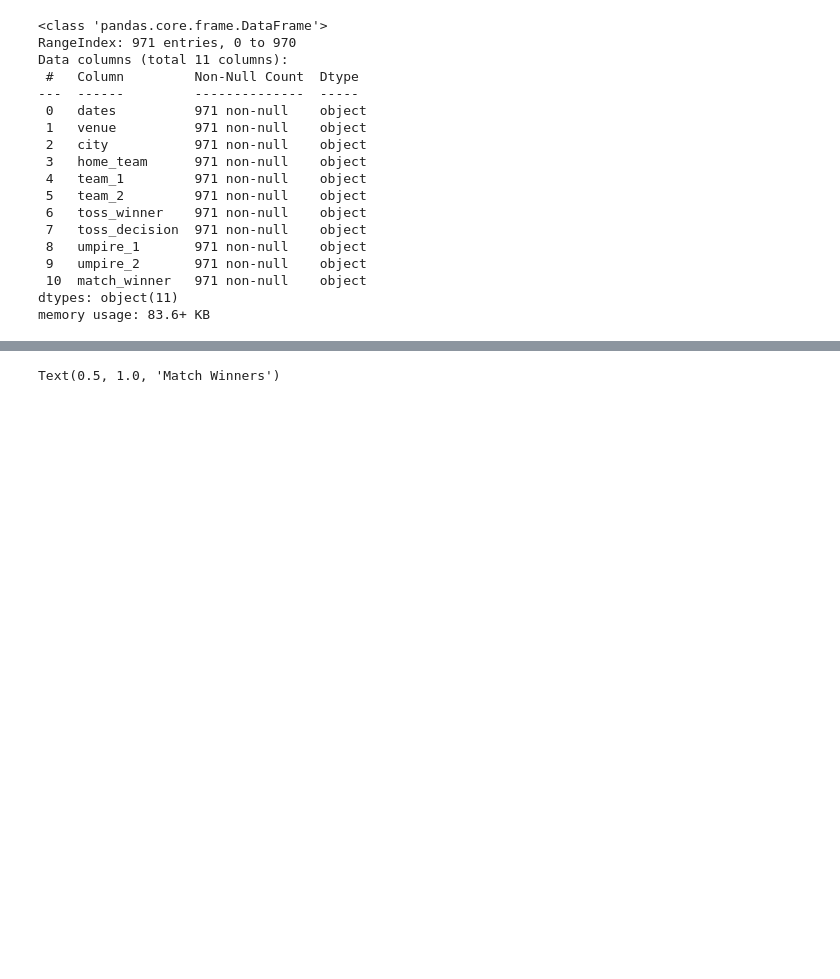
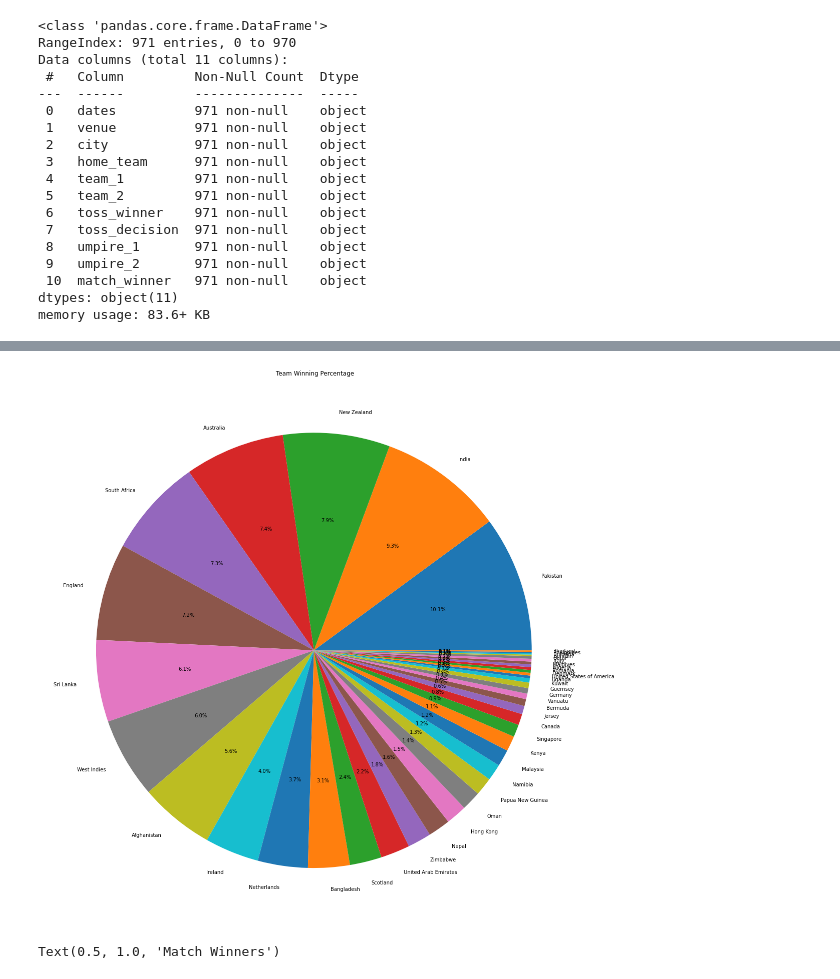
Before and after one commit to nahidosen/Group_5_CSE445_3_Spring_21, a Jupyter notebook: ipynb/T20WinnerPrediction.ipynb, the cells around one changed output, grey strips where cells are left out. Drawn from its saved outputs; the diff is of its cells as text; code cells hidden in the pictures; blank space fills up the shorter version.

```diff
--- a/ipynb/T20WinnerPrediction.ipynb
+++ b/ipynb/T20WinnerPrediction.ipynb
@@ -254,3 +282,11 @@ Name: match_winner, dtype: int64
+# %%
+# each team match winning percentage
+plt.figure(figsize=(30,20))
+plt.title(' Team Winning Percentage')
+plt.pie(list(match_df['match_winner'].value_counts()), labels=list(match_df['match_winner'].value_counts().keys()), autopct='%0.1f%%')
+plt.show()
+# %% [output]
+[figure, added]
 # %%
 toss_wins = match_df['toss_winner'].value_counts(sort=True).sort_index()
 match_wins = match_df['match_winner'].value_counts(sort=True).sort_index()
```
Also changed, not shown: parts of 107 cells of this notebook.
